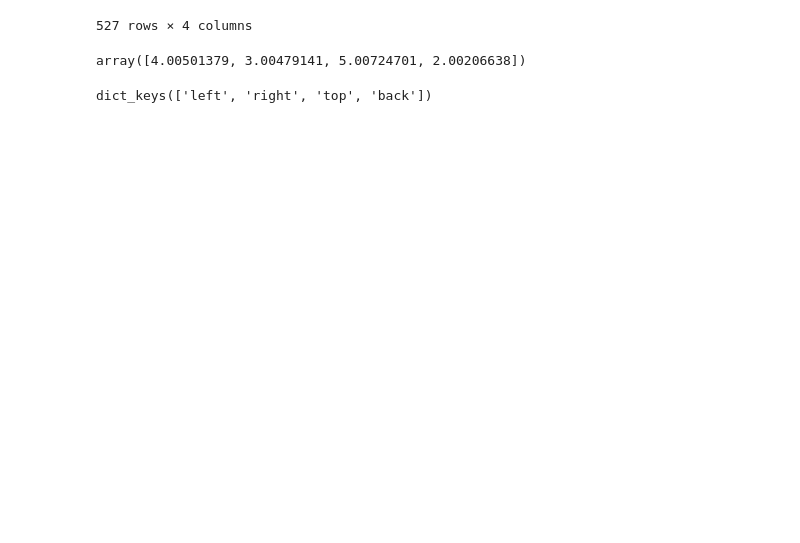
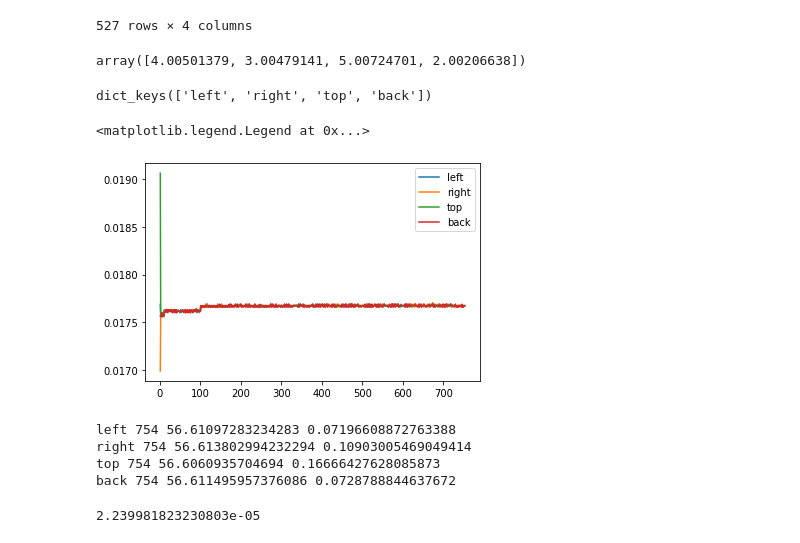
Before and after one commit to neural-electrophysiology-tool-team/reptilearn, a Jupyter notebook: analysis/timestamps_analysis.ipynb, the cells around one changed output. Saved outputs shown, nothing was run; the diff lists cells and outputs as text; code cells hidden in the pictures; blank space fills up the shorter version.

Commit message:
yolo and timestamp analysis of new video writing method

```diff
--- a/analysis/timestamps_analysis.ipynb
+++ b/analysis/timestamps_analysis.ipynb
@@ -15,16 +15,14 @@ def date_parser(epoch_ns):
 def analyze_timestamp_csv(csv_path):
     tdf = pd.read_csv(
         csv_path,
-        dtype={"timestamp": np.long},
-        index_col="timestamp",
-        parse_dates=True,
-        date_parser=date_parser,
     )
-
-    diff_secs = tdf.index.to_series().diff() / np.timedelta64(1, 's')
-    freq = 1 / diff_secs
+    tdf["timestamp"] = pd.to_datetime(tdf["timestamp"],unit='s')
+    diff_secs = tdf["timestamp"].diff() / np.timedelta64(1, 's')
+    freq = 1 / diff_secs.astype("float")
     fps = freq.mean()
     sd_fps = freq.std()
     n = len(tdf)
 
     return {"n": n, "diff": diff_secs, "freq": freq, "mean_fps": fps, "sd_fps": sd_fps, "df": tdf}
+# %%
+r = analyze_timestamp_csv(add_q["left"])
@@ -275,3 +290,46 @@ array([4.00501379, 3.00479141, 5.00724701, 2.00206638])
 r_210413.keys()
 # %% [output]
 dict_keys(['left', 'right', 'top', 'back'])
+# %%
+add_q = {
+    "left": "/data/reptilearn/media/left_20210509-193226.csv",
+    "right": "/data/reptilearn/media/right_20210509-193226.csv",
+    "top": "/data/reptilearn/media/top_20210509-193226.csv",
+    "back": "/data/reptilearn/media/back_20210509-193226.csv",
+}
+
+add_q2 = {
+    "left": "/data/reptilearn/media/left_20210509-213120.csv",
+    "right": "/data/reptilearn/media/right_20210509-213120.csv",
+    "top": "/data/reptilearn/media/top_20210509-213120.csv",
+    "back": "/data/reptilearn/media/back_20210509-213120.csv",
+}
+
+add_q3 = {
+    "left": "/data/reptilearn/experiments/yolo_test_20210509-213402/left_20210509-213405.csv",
+    "right": "/data/reptilearn/experiments/yolo_test_20210509-213402/right_20210509-213405.csv",
+    "top": "/data/reptilearn/experiments/yolo_test_20210509-213402/top_20210509-213405.csv",
+    "back": "/data/reptilearn/experiments/yolo_test_20210509-213402/back_20210509-213405.csv",
+}
+# %%
+r_add_q = {k: analyze_timestamp_csv(v) for k, v in add_q3.items()}
+# %%
+for k, r in r_add_q.items():
+    plt.plot(r["diff"], label=k)
+    #plt.ylim(0.02, -0.02)
+plt.legend()
+# %% [output]
+<matplotlib.legend.Legend at 0x...>
+[figure, added]
+# %%
+for k, r in r_add_q.items():
+    print(k, r["n"], r["mean_fps"], r["sd_fps"])
+# %% [output]
+left 754 56.61097283234283 0.07196608872763388
+right 754 56.613802994232294 0.10903005469049414
+top 754 56.6060935704694 0.16666427628085873
+back 754 56.611495957376086 0.0728788844637672
+# %%
+r_add_q["left"]["diff"].std()
+# %% [output]
+2.239981823230803e-05
```
Also changed, not shown: parts of 7 cells of this notebook, 1 other file.
